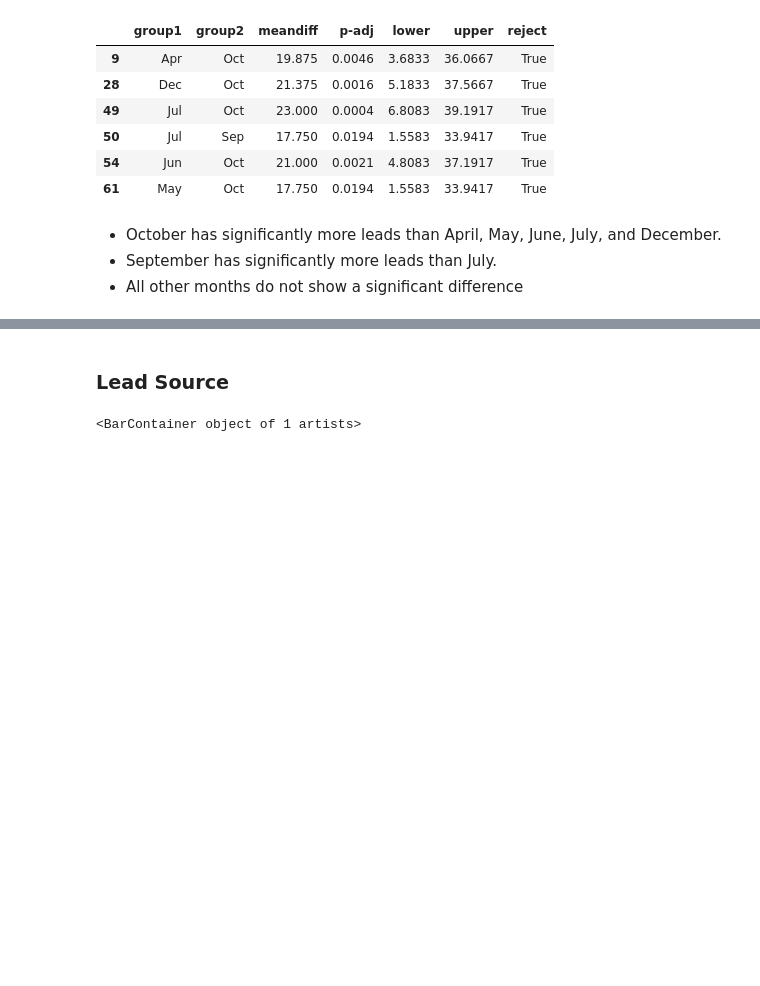
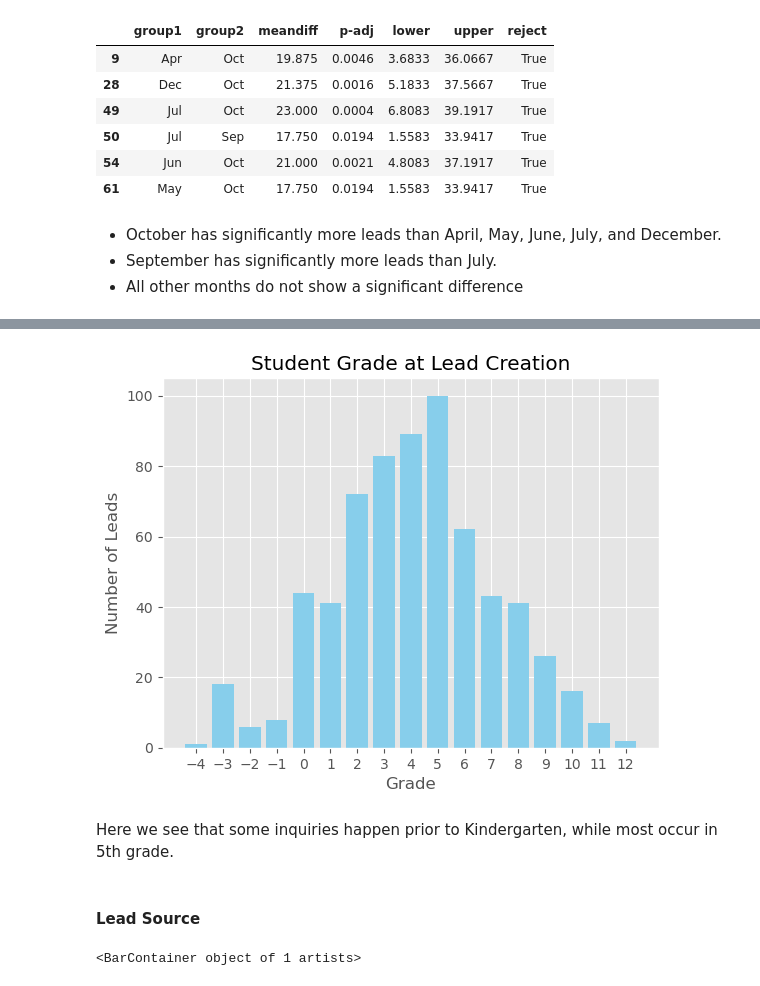
Before and after one commit to elijahlopez94/trends_in_supplemental_education_program, a Jupyter notebook: eda_notebook.ipynb, the cells around one changed output, grey strips where cells are left out. Drawn from its saved outputs; the diff is of its cells as text; code cells hidden in the pictures; blank space fills up the shorter version.

```diff
--- a/eda_notebook.ipynb
+++ b/eda_notebook.ipynb
@@ -407,0 +425,11 @@ tukey_df.loc[tukey_df['reject'] == True]
+# %%
+# Copy Leads df and isolate those where Grade is not NaN or 13
+lead_student_grades = leads.copy()
+lead_student_grades = lead_student_grades.loc[(lead_student_grades['grade'] != 13) & (lead_student_grades['grade'].notna())]
+# %%
+# Calculate elapsed time
+lead_student_grades['elapsed_years'] = (pd.to_datetime('now') - lead_student_grades.index)
+
+# Convert to years
+lead_student_grades['elapsed_years'] = round(lead_student_grades['elapsed_years'].dt.total_seconds() / (60 * 60 * 24 * 365.25), 0)
+lead_student_grades.head()
@@ -407,0 +444,4 @@ tukey_df.loc[tukey_df['reject'] == True]
+# %%
+lead_student_grades['grade'] = lead_student_grades['grade'].astype(int)
+lead_student_grades['grade_when_created'] = lead_student_grades['grade'] - lead_student_grades['elapsed_years']
+lead_student_grades.head()
@@ -408,5 +478,21 @@ tukey_df.loc[tukey_df['reject'] == True]
+# %%
+x = lead_student_grades['grade_when_created'].value_counts().index
+y = lead_student_grades['grade_when_created'].value_counts().values
+
+plt.bar(x, y, color='skyblue')
+
+plt.title('Student Grade at Lead Creation')
+plt.xlabel('Grade')
+plt.xticks(range(int(x.min()), int(x.max()) + 1))
+plt.ylabel('Number of Leads')
+
+plt.show();
+# %% [output]
+[figure, added]
+# %% [markdown]
+Here we see that some inquiries happen prior to Kindergarten, while most occur in 5th grade.
 # %% [markdown]
-### Lead Source
+#### Lead Source
 # %%
 converted_leads['lead_source'].value_counts()
 x = converted_leads['lead_source'].value_counts().index
```
Also changed, not shown: parts of 45 cells of this notebook.
